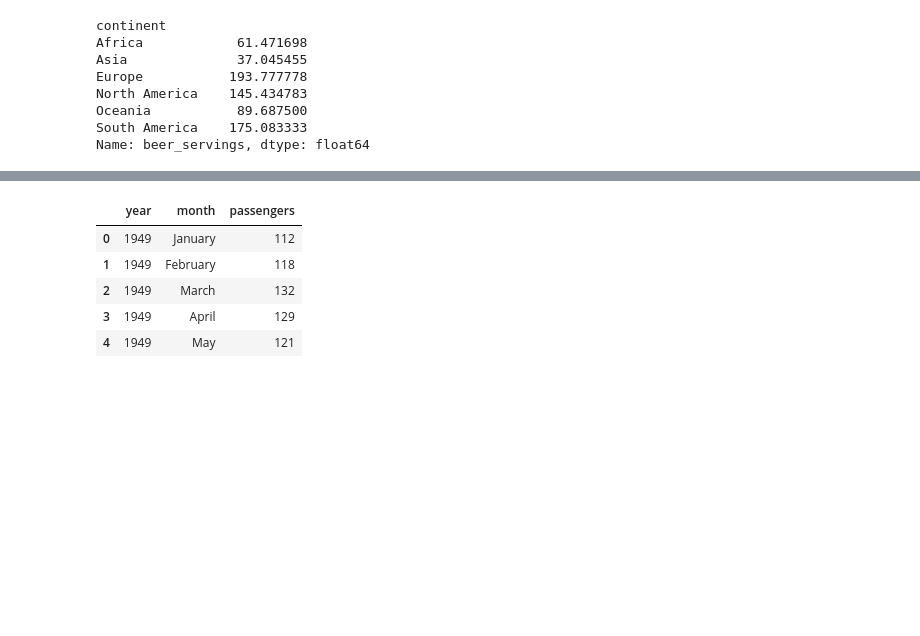
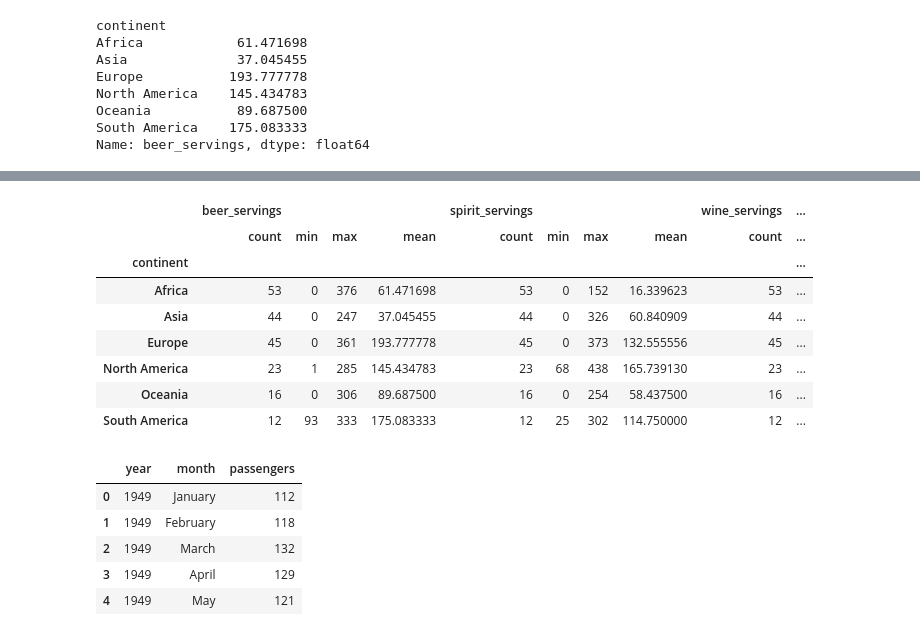
Before and after one commit to derpycoder/pragmatic-machine-learning, a Jupyter notebook: pandas/group-by.ipynb, the cells around one changed output, grey strips where cells are left out. Cells and saved outputs as stored; diff of their text form; code cells hidden in the pictures; blank space fills up the shorter version.

Commit message:
Sorting notes added, group by and reading data modified

```diff
--- a/pandas/group-by.ipynb
+++ b/pandas/group-by.ipynb
@@ -38,3 +60,15 @@ plt.show()
+# %%
+drinks_df.groupby('continent').agg(['count', 'min', 'max', 'mean'])
+# %% [output]
+|  | beer_servings |  |  |  | spirit_servings |  |  |  | wine_servings | ... |
+|  | count | min | max | mean | count | min | max | mean | count | ... |
+| continent |  |  |  |  |  |  |  |  |  | ... |
+| Africa | 53 | 0 | 376 | 61.471698 | 53 | 0 | 152 | 16.339623 | 53 | ... |
+| Asia | 44 | 0 | 247 | 37.045455 | 44 | 0 | 326 | 60.840909 | 44 | ... |
+| Europe | 45 | 0 | 361 | 193.777778 | 45 | 0 | 373 | 132.555556 | 45 | ... |
+| North America | 23 | 1 | 285 | 145.434783 | 23 | 68 | 438 | 165.739130 | 23 | ... |
+| Oceania | 16 | 0 | 306 | 89.687500 | 16 | 0 | 254 | 58.437500 | 16 | ... |
+| South America | 12 | 93 | 333 | 175.083333 | 12 | 25 | 302 | 114.750000 | 12 | ... |
 # %%
 flight_df = sns.load_dataset('flights')
 flight_df.head()
```
Also changed, not shown: parts of 3 cells of this notebook, 2 other files.
